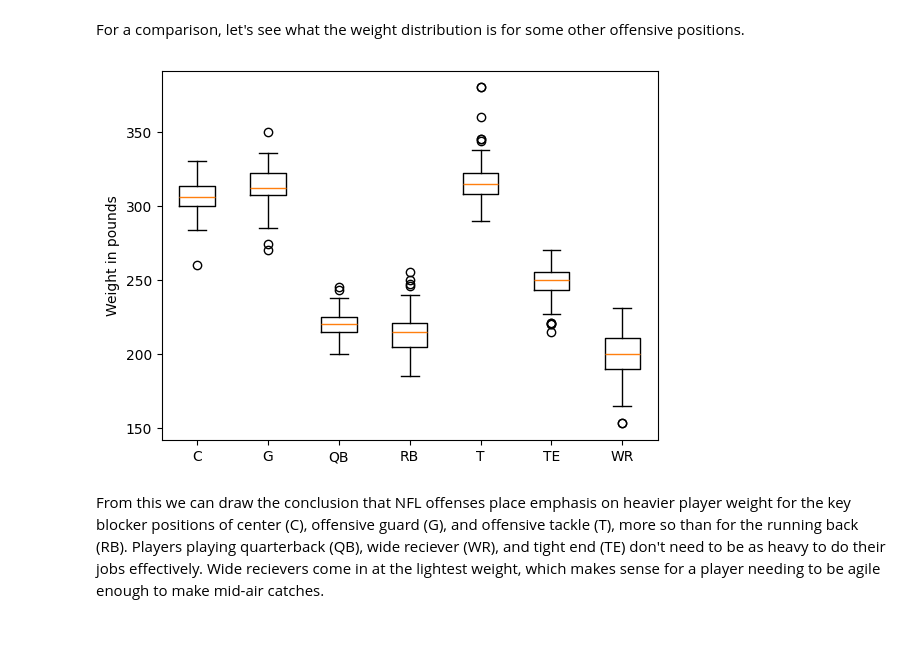
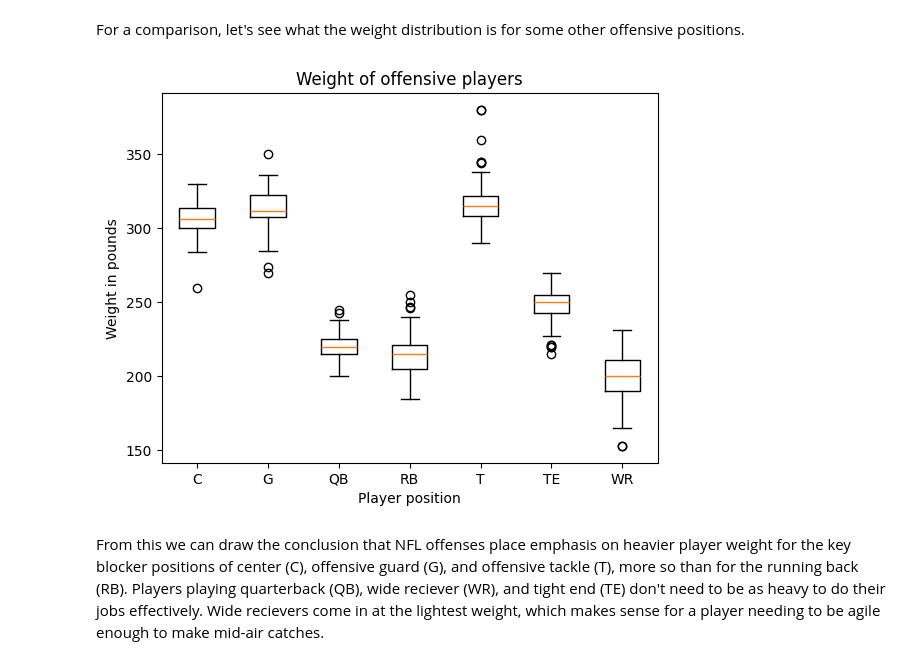
Before and after one commit to sesh9096/csci4502project, a Jupyter notebook: src/offensive-strategies.ipynb, the cells around one changed output. Saved outputs shown, nothing was run; the diff lists cells and outputs as text; code cells hidden in the pictures; blank space fills up the shorter version.

Commit message:
Adds title and axis label to offensive player weight boxplots

```diff
--- a/src/offensive-strategies.ipynb
+++ b/src/offensive-strategies.ipynb
@@ -97,13 +97,15 @@ For a comparison, let's see what the weight distribution is for some other offen
 # %%
 weights_grouped = players.groupby("position")["weight"]
 positions = {"RB","TE","WR","G","T","C","QB"}
 labels = [label for label, _ in weights_grouped if label in positions]
 x = [x for label,x in weights_grouped if label in positions]
 plt.boxplot(x, tick_labels = labels)
+plt.title('Weight of offensive players')
+plt.xlabel('Player position')
 plt.ylabel('Weight in pounds')
 plt.show()
 # %% [output]
-[figure, old version]
+[figure, new version]
 # %% [markdown]
 From this we can draw the conclusion that NFL offenses place emphasis on heavier player weight for the key blocker positions of center (C), offensive guard (G), and offensive tackle (T), more so than for the running back (RB). Players playing quarterback (QB), wide reciever (WR), and tight end (TE) don't need to be as heavy to do their jobs effectively. Wide recievers come in at the lightest weight, which makes sense for a player needing to be agile enough to make mid-air catches.
 # %%
```
